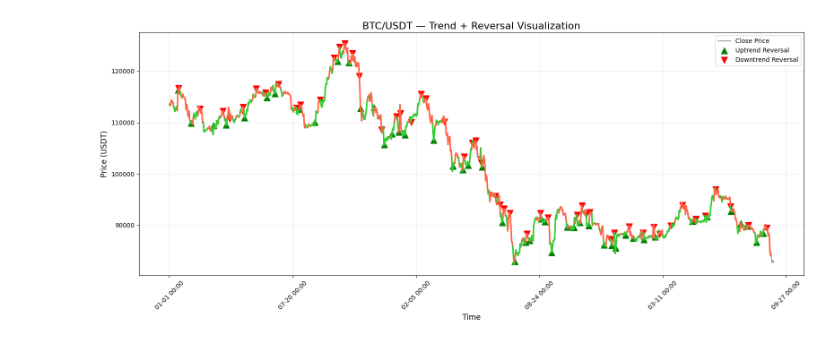
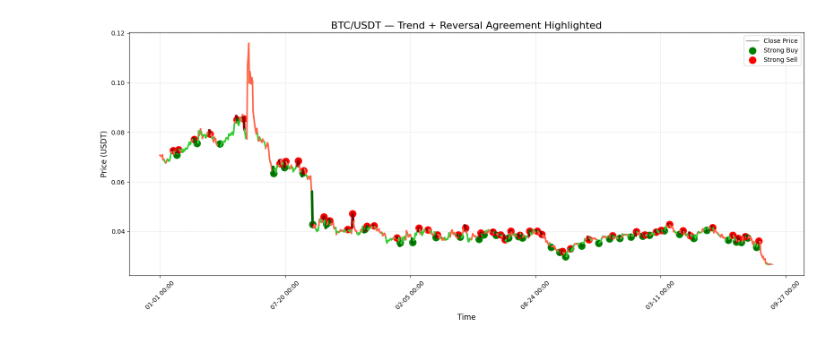
Before and after one commit to gregory-bahati2324/GregBot_crypto, a Jupyter notebook: both_reversal_trend.ipynb, the cells around one changed output. Cells and saved outputs as stored; diff of their text form; code cells hidden in the pictures.

```diff
--- a/both_reversal_trend.ipynb
+++ b/both_reversal_trend.ipynb
@@ -9,7 +9,7 @@ import talib
 # Fetch OHLCV data
 # -------------------------------
 exchange = ccxt.binance()
-symbol = 'BTC/USDT'
+symbol = 'SIGN/USDT'
 timeframe = '4h'
 limit = 1000
 
@@ -129,38 +129,57 @@ df_trend = label_trend_by_slope(df_features)
 # %%
 import matplotlib.pyplot as plt
 import matplotlib.dates as mdates
-def plot_combined(df_trend, df_reversal, symbol='BTC/USDT'):
+
+def plot_combined_agree_highlight(df_trend, df_reversal, df_price, symbol='BTC/USDT'):
     plt.figure(figsize=(16,7))
-    x = df_features.index
-    y = df_features['close']
+    x = df_price.index
+    y = df_price['close']
 
-    # Price
+    # Price line
     plt.plot(x, y, color='black', linewidth=1, alpha=0.6, label='Close Price')
 
-    # Trend lines
+    # -------------------------------
+    # Identify agreement points
+    # -------------------------------
+    combined_up = df_reversal[(df_reversal['Label']==2) & (df_trend['trend_label']==1)].index
+    combined_down = df_reversal[(df_reversal['Label']==0) & (df_trend['trend_label']==0)].index
+    agreement_idx = sorted(list(combined_up) + list(combined_down))  # All agreement points
+
+    # -------------------------------
+    # Plot trend line with highlight
+    # -------------------------------
     for i in range(1, len(df_trend)):
+        # Default color
         color = 'limegreen' if df_trend['trend_label'].iloc[i]==1 else 'tomato'
-        plt.plot([x[i-1], x[i]], [y[i-1], y[i]], color=color, linewidth=2.5)
+        lw = 2.5  # default line width
 
-    # Reversal points
-    uprev_idx = df_reversal.index[df_reversal['Label']==2]
-    downrev_idx = df_reversal.index[df_reversal['Label']==0]
-    plt.scatter(uprev_idx, df_reversal.loc[uprev_idx, 'close'], marker='^', color='green', s=100, label='Uptrend Reversal')
-    plt.scatter(downrev_idx, df_reversal.loc[downrev_idx, 'close'], marker='v', color='red', s=100, label='Downtrend Reversal')
+        # If the segment includes an agreement point, make it thicker/brighter
+        if i in agreement_idx or (i-1) in agreement_idx:
+            color = 'darkgreen' if df_trend['trend_label'].iloc[i]==1 else 'darkred'
+            lw = 4
 
-    plt.title(f"{symbol} — Trend + Reversal Visualization", fontsize=16)
+        plt.plot([x[i-1], x[i]], [y[i-1], y[i]], color=color, linewidth=lw)
+
+    # -------------------------------
+    # Plot agreeing points markers
+    # -------------------------------
+    plt.scatter(combined_up, df_price.loc[combined_up, 'close'], marker='o', color='green', s=120, label='Strong Buy')
+    plt.scatter(combined_down, df_price.loc[combined_down, 'close'], marker='o', color='red', s=120, label='Strong Sell')
+
+    plt.title(f"{symbol} — Trend + Reversal Agreement Highlighted", fontsize=16)
     plt.xlabel("Time", fontsize=12)
     plt.ylabel("Price (USDT)", fontsize=12)
     plt.grid(True, linestyle='--', alpha=0.4)
     plt.legend()
     plt.gca().xaxis.set_major_formatter(mdates.DateFormatter('%m-%d %H:%M'))
     plt.xticks(rotation=45)
     plt.tight_layout()
     plt.show()
 
-plot_combined(df_trend, df_reversal)
+# Call the function
+plot_combined_agree_highlight(df_trend, df_reversal, df_features)
 # %% [output]
-[figure, old version]
+[figure, new version]
 # %%
 from sklearn.model_selection import train_test_split
 from sklearn.preprocessing import StandardScaler
```
Also changed, not shown: parts of 4 cells of this notebook, 6 other files.
